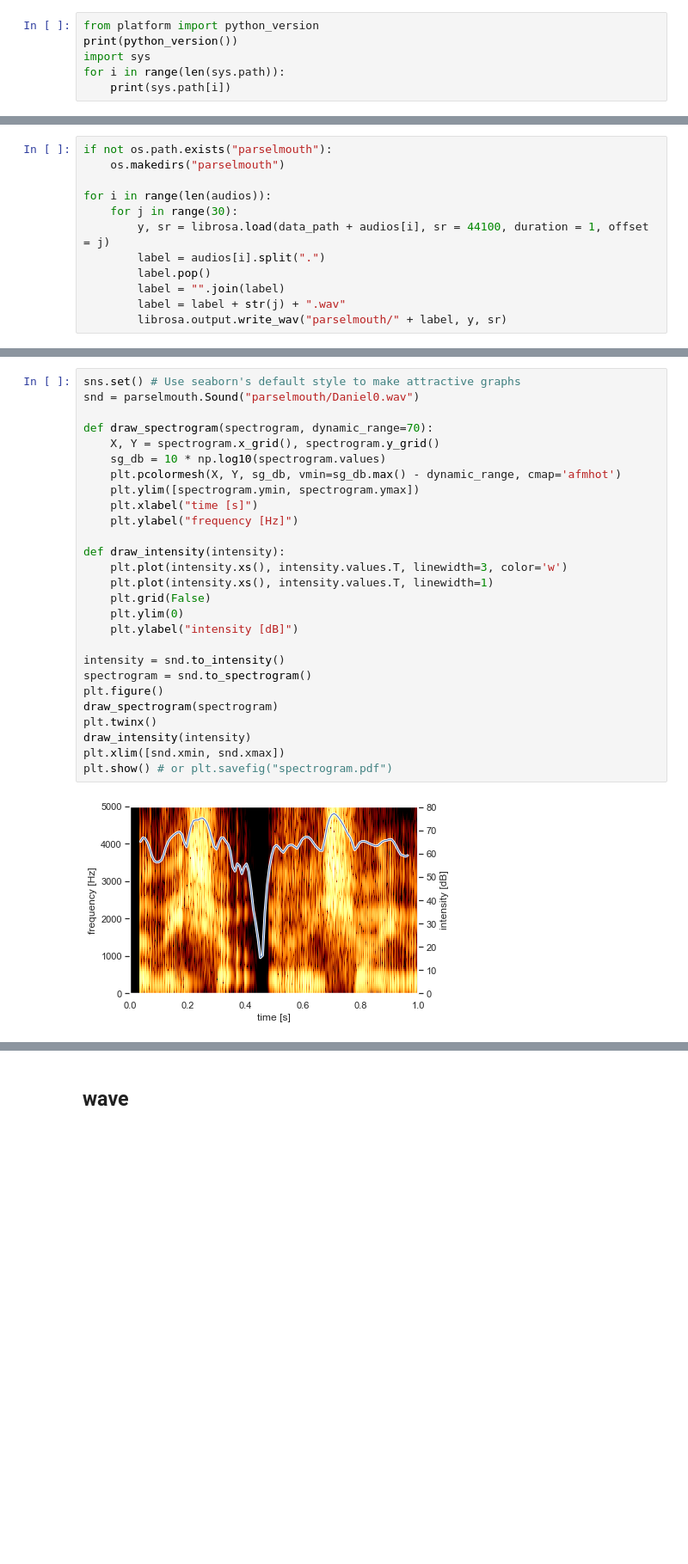
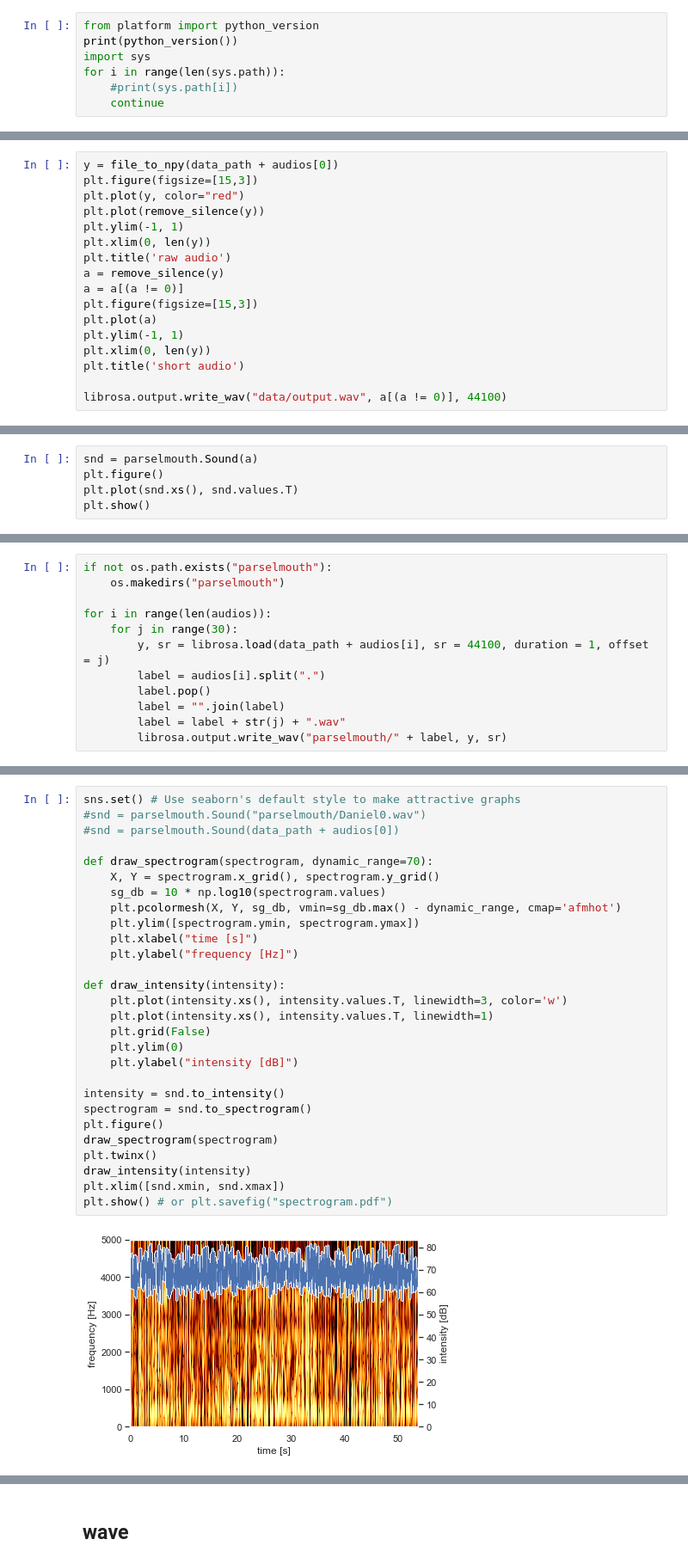
Before and after one commit to FirstPlaygroundAndThenIcecream/Speaker-Identification, a Jupyter notebook: rene experimental/wav classification.ipynb, the cells around one changed output, grey strips where cells are left out. Shown: that part at 86% size. Saved outputs shown, nothing was run; the diff lists cells and outputs as text; blank space fills up the shorter version.

```diff
--- a/rene experimental/wav classification.ipynb
+++ b/rene experimental/wav classification.ipynb
@@ -5,6 +5,7 @@ from platform import python_version
 print(python_version())
 import sys
 for i in range(len(sys.path)):
-    print(sys.path[i])
+    #print(sys.path[i])
+    continue
 # %% [output]
 3.7.6
@@ -97,2 +81,19 @@ def npy_to_df(numpy_array, sample_rate, row_length, row_count):
 # %% [markdown]
 ## Parselmouth (Praat)
+# %%
+y = file_to_npy(data_path + audios[0])
+plt.figure(figsize=[15,3])
+plt.plot(y, color="red")
+plt.plot(remove_silence(y))
+plt.ylim(-1, 1)
+plt.xlim(0, len(y))
+plt.title('raw audio')
+a = remove_silence(y)
+a = a[(a != 0)]
+plt.figure(figsize=[15,3])
+plt.plot(a)
+plt.ylim(-1, 1)
+plt.xlim(0, len(y))
+plt.title('short audio')
+
+librosa.output.write_wav("data/output.wav", a[(a != 0)], 44100)
@@ -98,0 +103,5 @@ def npy_to_df(numpy_array, sample_rate, row_length, row_count):
+# %%
+snd = parselmouth.Sound(a)
+plt.figure()
+plt.plot(snd.xs(), snd.values.T)
+plt.show()
@@ -115,29 +126,30 @@ for i in range(len(audios)):
 # %%
 sns.set() # Use seaborn's default style to make attractive graphs
-snd = parselmouth.Sound("parselmouth/Daniel0.wav")
+#snd = parselmouth.Sound("parselmouth/Daniel0.wav")
+#snd = parselmouth.Sound(data_path + audios[0])
 
 def draw_spectrogram(spectrogram, dynamic_range=70):
     X, Y = spectrogram.x_grid(), spectrogram.y_grid()
     sg_db = 10 * np.log10(spectrogram.values)
     plt.pcolormesh(X, Y, sg_db, vmin=sg_db.max() - dynamic_range, cmap='afmhot')
     plt.ylim([spectrogram.ymin, spectrogram.ymax])
     plt.xlabel("time [s]")
     plt.ylabel("frequency [Hz]")
 
 def draw_intensity(intensity):
     plt.plot(intensity.xs(), intensity.values.T, linewidth=3, color='w')
     plt.plot(intensity.xs(), intensity.values.T, linewidth=1)
     plt.grid(False)
     plt.ylim(0)
     plt.ylabel("intensity [dB]")
 
 intensity = snd.to_intensity()
 spectrogram = snd.to_spectrogram()
 plt.figure()
 draw_spectrogram(spectrogram)
 plt.twinx()
 draw_intensity(intensity)
 plt.xlim([snd.xmin, snd.xmax])
 plt.show() # or plt.savefig("spectrogram.pdf")
 # %% [output]
-[figure, old version]
+[figure, new version]
```
Also changed, not shown: parts of 16 cells of this notebook.
